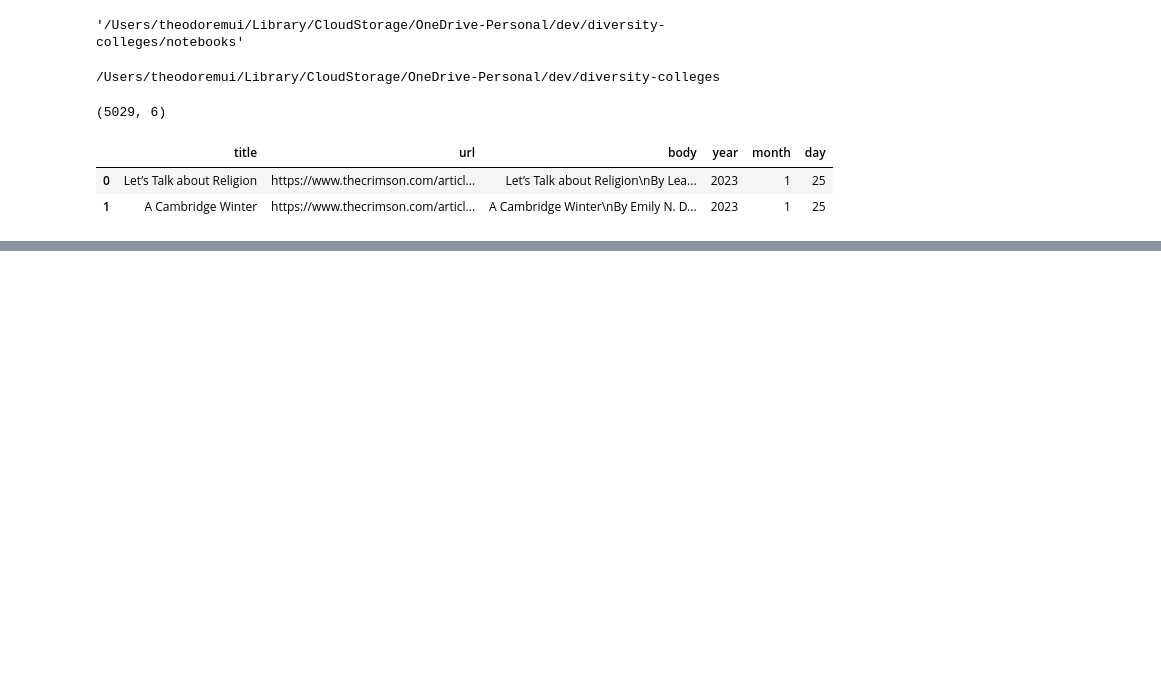
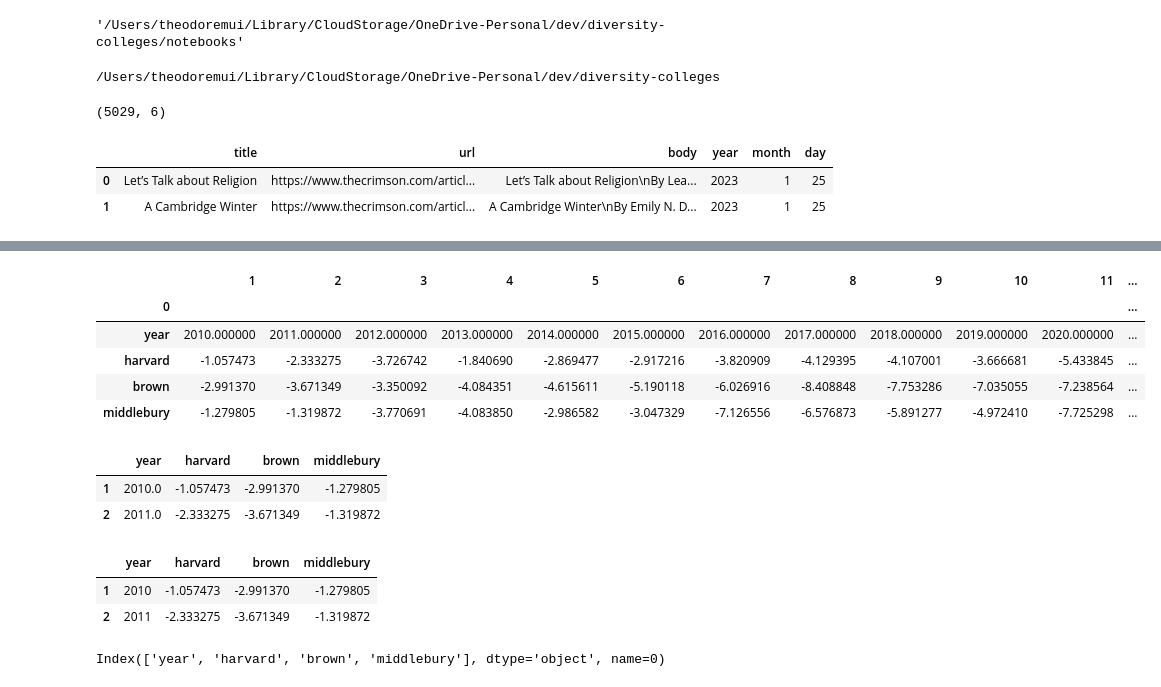
Before and after one commit to theodoremui/diversity-colleges, a Jupyter notebook: notebooks/Politics in Harvard.ipynb, the cells around one changed output, grey strips where cells are left out. Drawn from its saved outputs; the diff is of its cells as text; code cells hidden in the pictures; blank space fills up the shorter version.

```diff
--- a/notebooks/Politics in Harvard.ipynb
+++ b/notebooks/Politics in Harvard.ipynb
@@ -134,0 +184,27 @@ for year in range(2010, 2023):
+# %%
+total_results_df.head()
+# %% [output]
+|  | 1 | 2 | 3 | 4 | 5 | 6 | 7 | 8 | 9 | 10 | 11 | ... |
+| 0 |  |  |  |  |  |  |  |  |  |  |  | ... |
+| year | 2010.000000 | 2011.000000 | 2012.000000 | 2013.000000 | 2014.000000 | 2015.000000 | 2016.000000 | 2017.000000 | 2018.000000 | 2019.000000 | 2020.000000 | ... |
+| harvard | -1.057473 | -2.333275 | -3.726742 | -1.840690 | -2.869477 | -2.917216 | -3.820909 | -4.129395 | -4.107001 | -3.666681 | -5.433845 | ... |
+| brown | -2.991370 | -3.671349 | -3.350092 | -4.084351 | -4.615611 | -5.190118 | -6.026916 | -8.408848 | -7.753286 | -7.035055 | -7.238564 | ... |
+| middlebury | -1.279805 | -1.319872 | -3.770691 | -4.083850 | -2.986582 | -3.047329 | -7.126556 | -6.576873 | -5.891277 | -4.972410 | -7.725298 | ... |
+# %%
+total_results_df = total_results_df.T
+total_results_df.head(2)
+# %% [output]
+|  | year | harvard | brown | middlebury |
+| 1 | 2010.0 | -1.057473 | -2.991370 | -1.279805 |
+| 2 | 2011.0 | -2.333275 | -3.671349 | -1.319872 |
+# %%
+total_results_df['year'] = total_results_df['year'].astype(int)
+total_results_df.head(2)
+# %% [output]
+|  | year | harvard | brown | middlebury |
+| 1 | 2010 | -1.057473 | -2.991370 | -1.279805 |
+| 2 | 2011 | -2.333275 | -3.671349 | -1.319872 |
+# %%
+total_results_df.columns
+# %% [output]
+Index(['year', 'harvard', 'brown', 'middlebury'], dtype='object', name=0)
```
Also changed, not shown: parts of 13 cells of this notebook, 3 other files.
